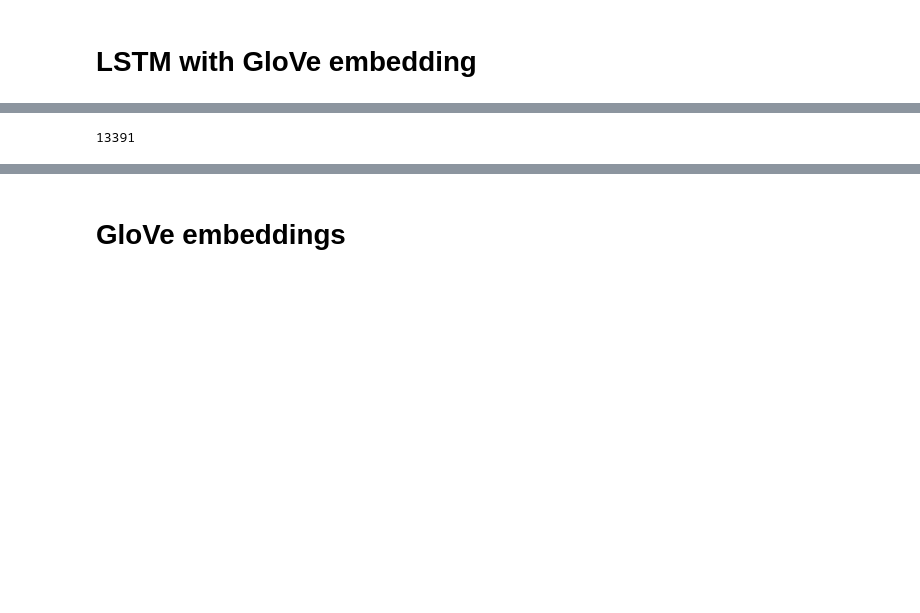
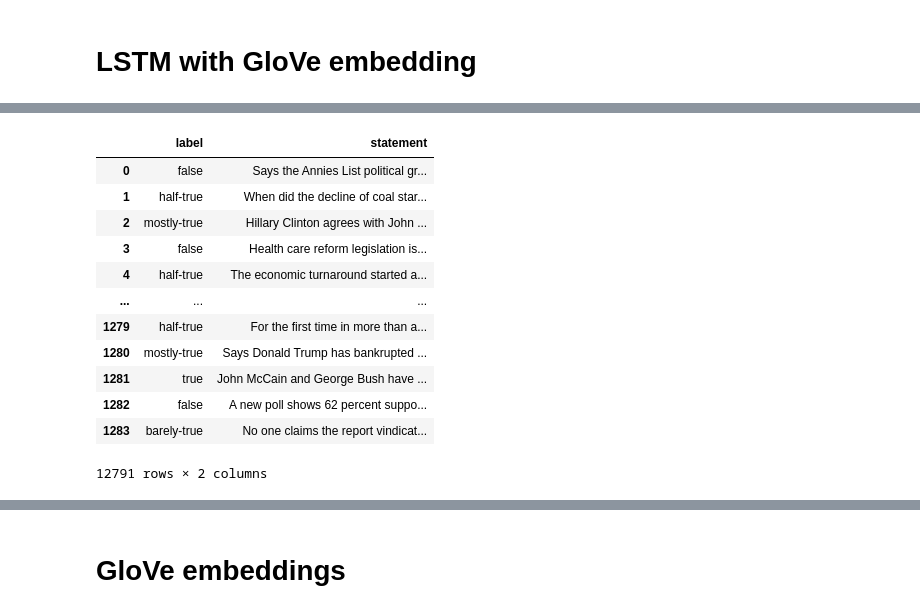
Before and after one commit to vasvarym/FakeNewsProject, a Jupyter notebook: liardatasetwithglove.ipynb, the cells around one changed output, grey strips where cells are left out. Saved outputs shown, nothing was run; the diff lists cells and outputs as text; code cells hidden in the pictures; blank space fills up the shorter version.

```diff
--- a/liardatasetwithglove.ipynb
+++ b/liardatasetwithglove.ipynb
@@ -482,20 +459,0 @@ EMBEDDING_DIM = 100 # embedding dimensions for word vectors
-# %%
-#X_rain to sequences
-
-# prepare tokenizer
-tokenizer = Tokenizer(num_words=MAX_WORDS)
-
-#preparing vocabulary
-tokenizer.fit_on_texts(words_train)
-
-#converting text into integer sequences
-sequences = tokenizer.texts_to_sequences(words_train)
-
-#padding to prepare sequences of same length
-X_train = pad_sequences(sequences, maxlen=MAX_SEQUENCE_LENGTH, padding = 'post')
-
-# record the size of the vocab
-vocab_size=len(tokenizer.word_index) + 1 #+1 for padding
-print(vocab_size)
-# %% [output]
-13391
@@ -526,0 +460,18 @@ X_valid = pad_sequences(sequences, maxlen=MAX_SEQUENCE_LENGTH, padding = 'post')
+# %%
+df_lstm = pd.concat([train,test,valid])
+# %%
+df_lstm
+# %% [output]
+|  | label | statement |
+| 0 | false | Says the Annies List political gr... |
+| 1 | half-true | When did the decline of coal star... |
+| 2 | mostly-true | Hillary Clinton agrees with John ... |
+| 3 | false | Health care reform legislation is... |
+| 4 | half-true | The economic turnaround started a... |
+| ... | ... | ... |
+| 1279 | half-true | For the first time in more than a... |
+| 1280 | mostly-true | Says Donald Trump has bankrupted ... |
+| 1281 | true | John McCain and George Bush have ... |
+| 1282 | false | A new poll shows 62 percent suppo... |
+| 1283 | barely-true | No one claims the report vindicat... |
+12791 rows × 2 columns
```
Also changed, not shown: parts of 69 cells of this notebook.
